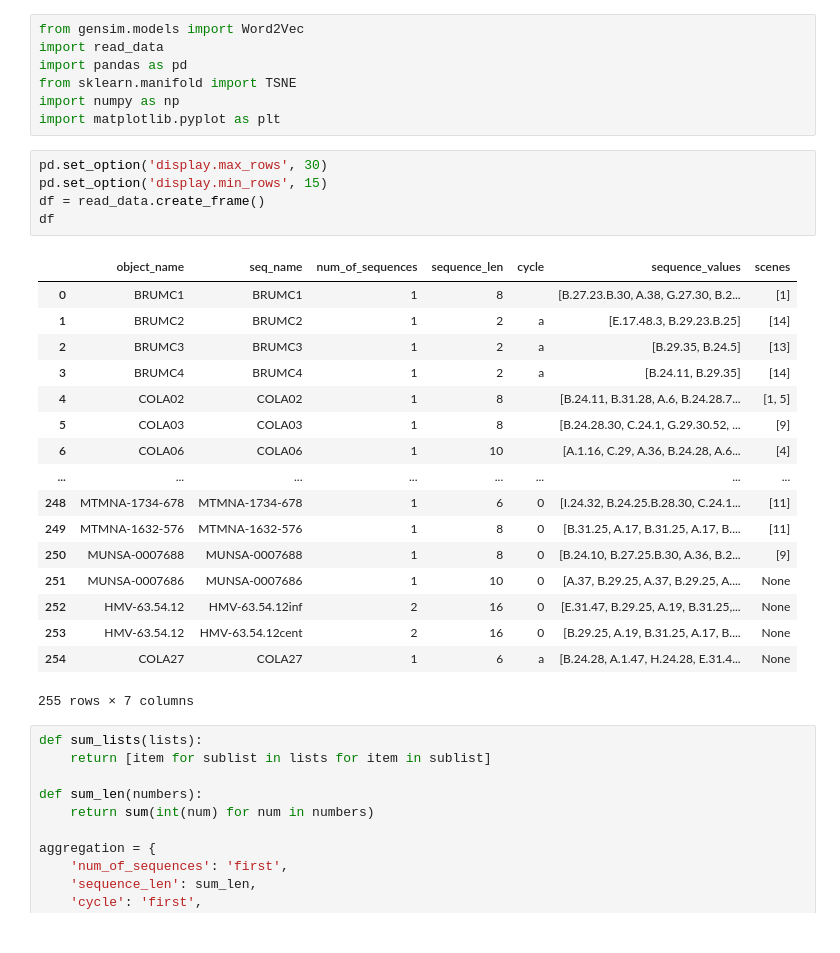
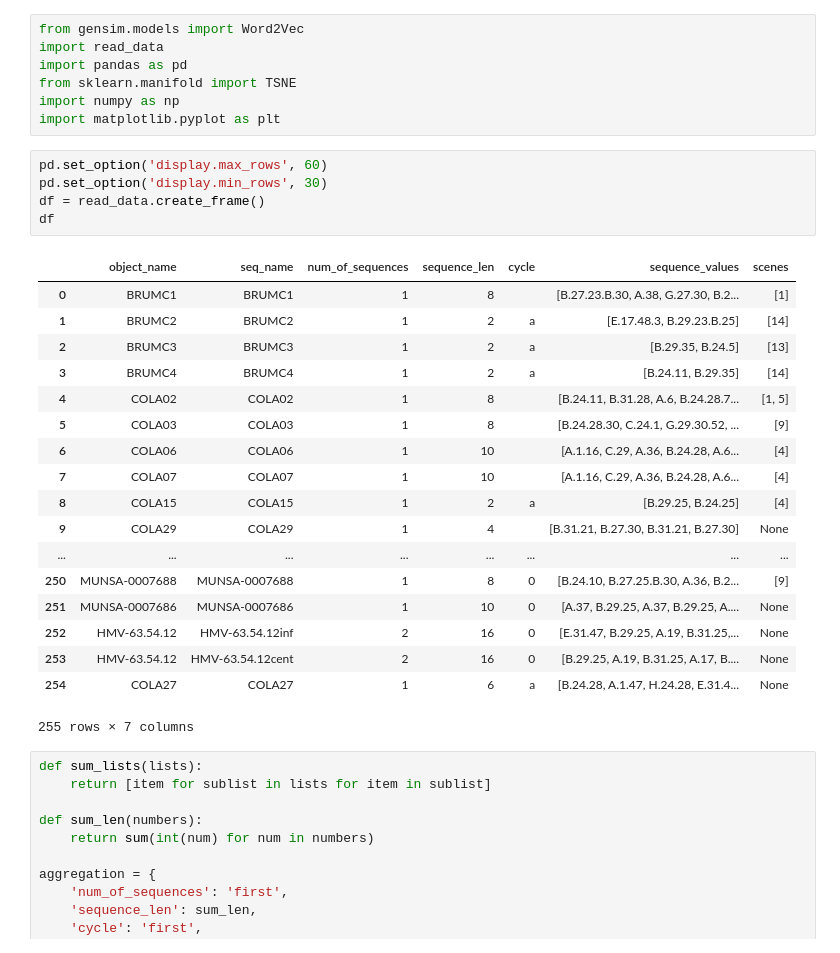
Before and after one commit to agentolek/Bootcamp-mini-hackathon-2024, a Jupyter notebook: Slodziaki/code/correlation.ipynb, the cells around one changed output. Drawn from its saved outputs; the diff is of its cells as text.

```diff
--- a/Slodziaki/code/correlation.ipynb
+++ b/Slodziaki/code/correlation.ipynb
@@ -6,22 +6,23 @@ from sklearn.manifold import TSNE
 import numpy as np
 import matplotlib.pyplot as plt
 # %%
-pd.set_option('display.max_rows', 30)
-pd.set_option('display.min_rows', 15)
+pd.set_option('display.max_rows', 60)
+pd.set_option('display.min_rows', 30)
 df = read_data.create_frame()
 df
 # %% [output]
 |  | object_name | seq_name | num_of_sequences | sequence_len | cycle | sequence_values | scenes |
 | 0 | BRUMC1 | BRUMC1 | 1 | 8 |  | [B.27.23.B.30, A.38, G.27.30, B.2... | [1] |
 | 1 | BRUMC2 | BRUMC2 | 1 | 2 | a | [E.17.48.3, B.29.23.B.25] | [14] |
 | 2 | BRUMC3 | BRUMC3 | 1 | 2 | a | [B.29.35, B.24.5] | [13] |
 | 3 | BRUMC4 | BRUMC4 | 1 | 2 | a | [B.24.11, B.29.35] | [14] |
 | 4 | COLA02 | COLA02 | 1 | 8 |  | [B.24.11, B.31.28, A.6, B.24.28.7... | [1, 5] |
 | 5 | COLA03 | COLA03 | 1 | 8 |  | [B.24.28.30, C.24.1, G.29.30.52, ... | [9] |
 | 6 | COLA06 | COLA06 | 1 | 10 |  | [A.1.16, C.29, A.36, B.24.28, A.6... | [4] |
+| 7 | COLA07 | COLA07 | 1 | 10 |  | [A.1.16, C.29, A.36, B.24.28, A.6... | [4] |
+| 8 | COLA15 | COLA15 | 1 | 2 | a | [B.29.25, B.24.25] | [4] |
+| 9 | COLA29 | COLA29 | 1 | 4 |  | [B.31.21, B.27.30, B.31.21, B.27.30] | None |
 | ... | ... | ... | ... | ... | ... | ... | ... |
-| 248 | MTMNA-1734-678 | MTMNA-1734-678 | 1 | 6 | 0 | [I.24.32, B.24.25.B.28.30, C.24.1... | [11] |
-| 249 | MTMNA-1632-576 | MTMNA-1632-576 | 1 | 8 | 0 | [B.31.25, A.17, B.31.25, A.17, B.... | [11] |
 | 250 | MUNSA-0007688 | MUNSA-0007688 | 1 | 8 | 0 | [B.24.10, B.27.25.B.30, A.36, B.2... | [9] |
 | 251 | MUNSA-0007686 | MUNSA-0007686 | 1 | 10 | 0 | [A.37, B.29.25, A.37, B.29.25, A.... | None |
 | 252 | HMV-63.54.12 | HMV-63.54.12inf | 2 | 16 | 0 | [E.31.47, B.29.25, A.19, B.31.25,... | None |
```
Also changed, not shown: parts of 6 cells of this notebook.
